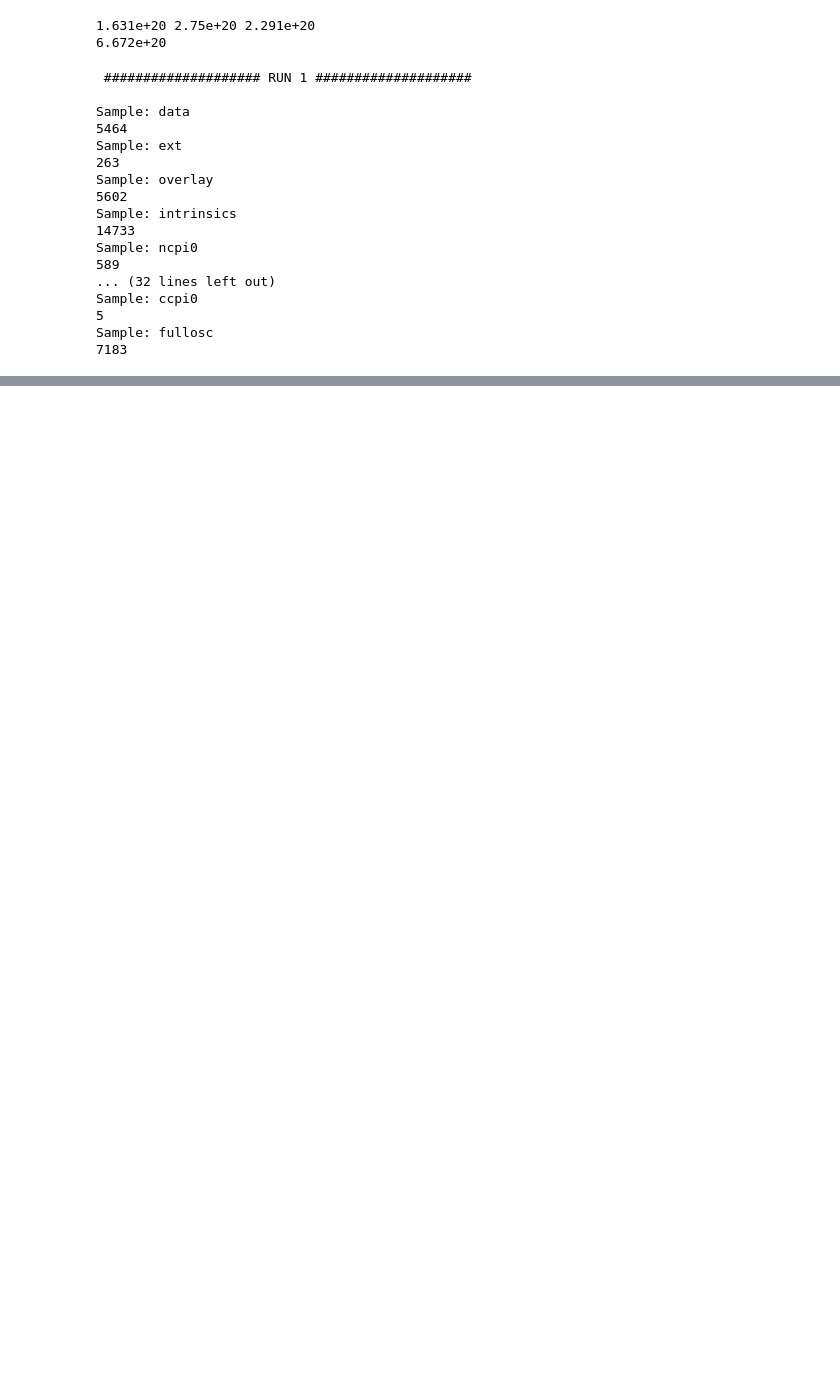
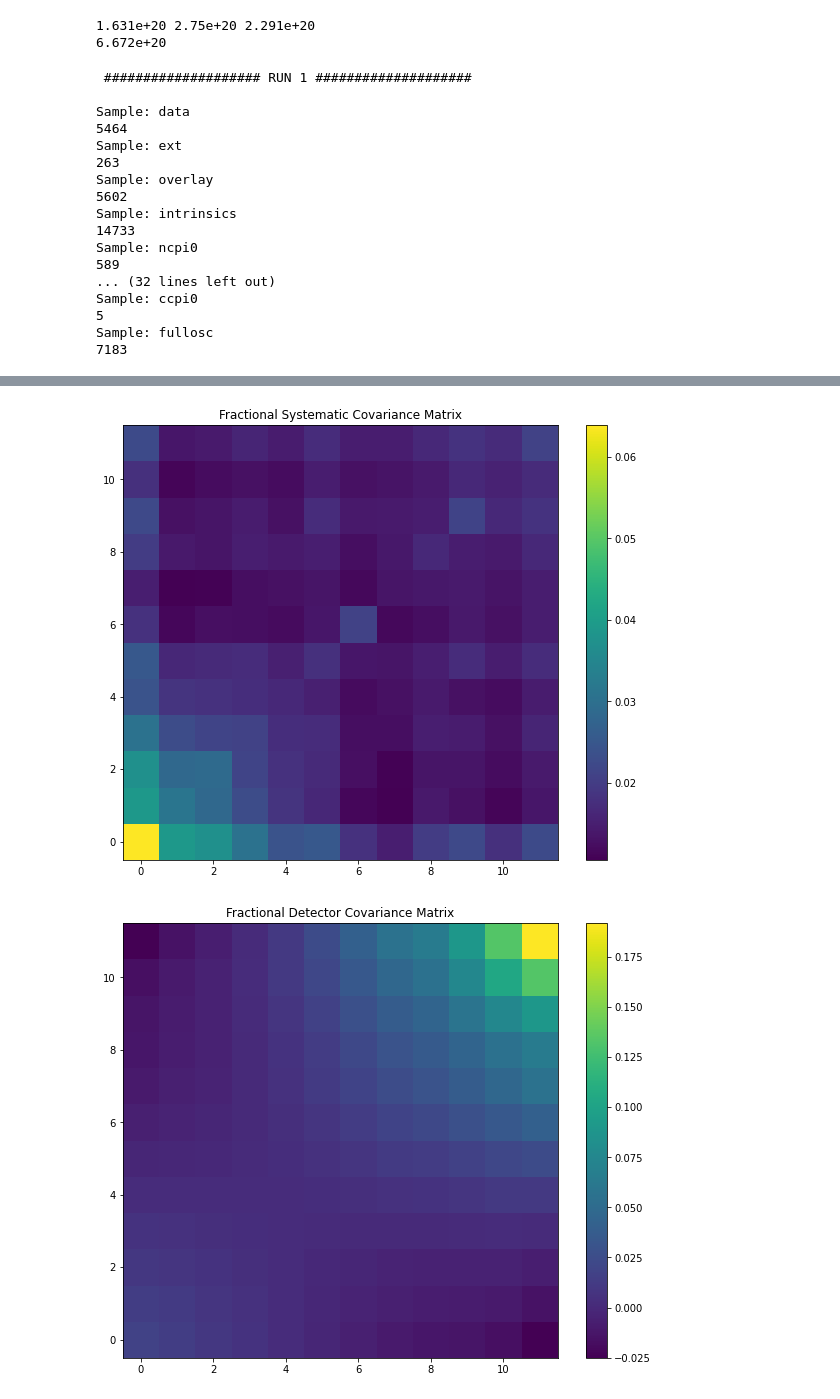
Before and after one commit to kmason03/NueAppearanceStudy, a Jupyter notebook: AppearencePlots.ipynb, the cells around one changed output, grey strips where cells are left out. Saved outputs shown, nothing was run; the diff lists cells and outputs as text; code cells hidden in the pictures; blank space fills up the shorter version.

```diff
--- a/AppearencePlots.ipynb
+++ b/AppearencePlots.ipynb
@@ -519,6 +526,13 @@ def cov_thresh(M,mu,mode='cnp'):
     else:
         cov=cov_pois(M,mu)
     return cov
+
+# function to get the normalization uncertainty
+def getnormalizationunc(det_sys_m,rwt_sys_m,p):
+    msys = det_sys_m+rwt_sys_m
+    f_unc = (sum(sum(msys)))/(sum(p)**2)
+    print("func",f_unc,(sum(p)),(sum(sum(msys))))
+    return f_unc
 # %%
 fudge_bkg = 1.0
 fudge_sig = 1.0
@@ -1046,3 +1074,37 @@ nullbins: [0. 0. 0. 0. 0. 0. 0. 0. 0. 0. 0. 0.]
+# %%
+# # plot cov matrices
+
+det_sys_m = np.loadtxt(Nickdir+'CovMatrices/DetVar/3March2021_vA_fullLowE_withPi0Sample_newShowerCalib/7September2021/covMatrix/avgscore/BDTcut0.95/detsys_Enu_1e1p_run13_cutMode0_cov_smooth.csv',delimiter=',')
+rwt_sys_m = np.loadtxt(Nickdir+'CovMatrices/RwghtSys/frac_covar_rewgt_highE.txt')
+
+fig = plt.figure(figsize=(10, 8))
+plt.imshow(rwt_sys_m)
+plt.gca().invert_yaxis()
+ax.set_aspect('equal')
+ax.get_xaxis().set_visible(False)
+ax.get_yaxis().set_visible(False)
+ax.patch.set_alpha(0)
+ax.set_frame_on(False)
+plt.colorbar(orientation='vertical')
+plt.title('Fractional Systematic Covariance Matrix')
+plt.show()
+plt.close()
+
+fig = plt.figure(figsize=(10, 8))
+plt.imshow(det_sys_m)
+plt.gca().invert_yaxis()
+ax.set_aspect('equal')
+ax.get_xaxis().set_visible(False)
+ax.get_yaxis().set_visible(False)
+ax.patch.set_alpha(0)
+ax.set_frame_on(False)
+plt.colorbar(orientation='vertical')
+plt.title('Fractional Detector Covariance Matrix')
+plt.show()
+plt.close()
+# %% [output]
+[figure, added]
+[figure, added]
 # %%
 # y = [oscbins[i]/nooscbins[i] for i in range(bins)]
 # y2 = [highoscbins[i]/nooscbins[i] for i in range(bins)]
```
Also changed, not shown: parts of 8 cells of this notebook, 11 other files.
